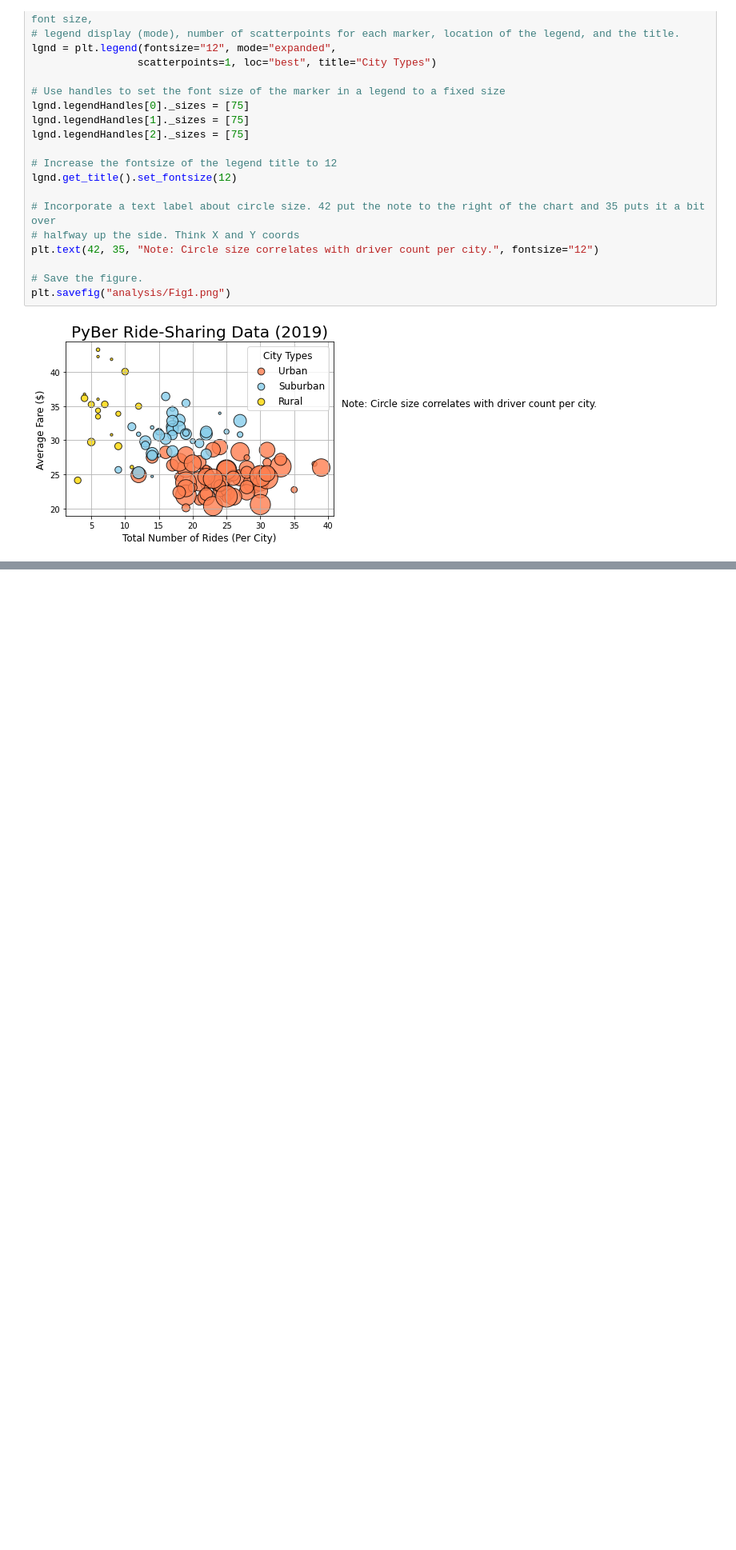
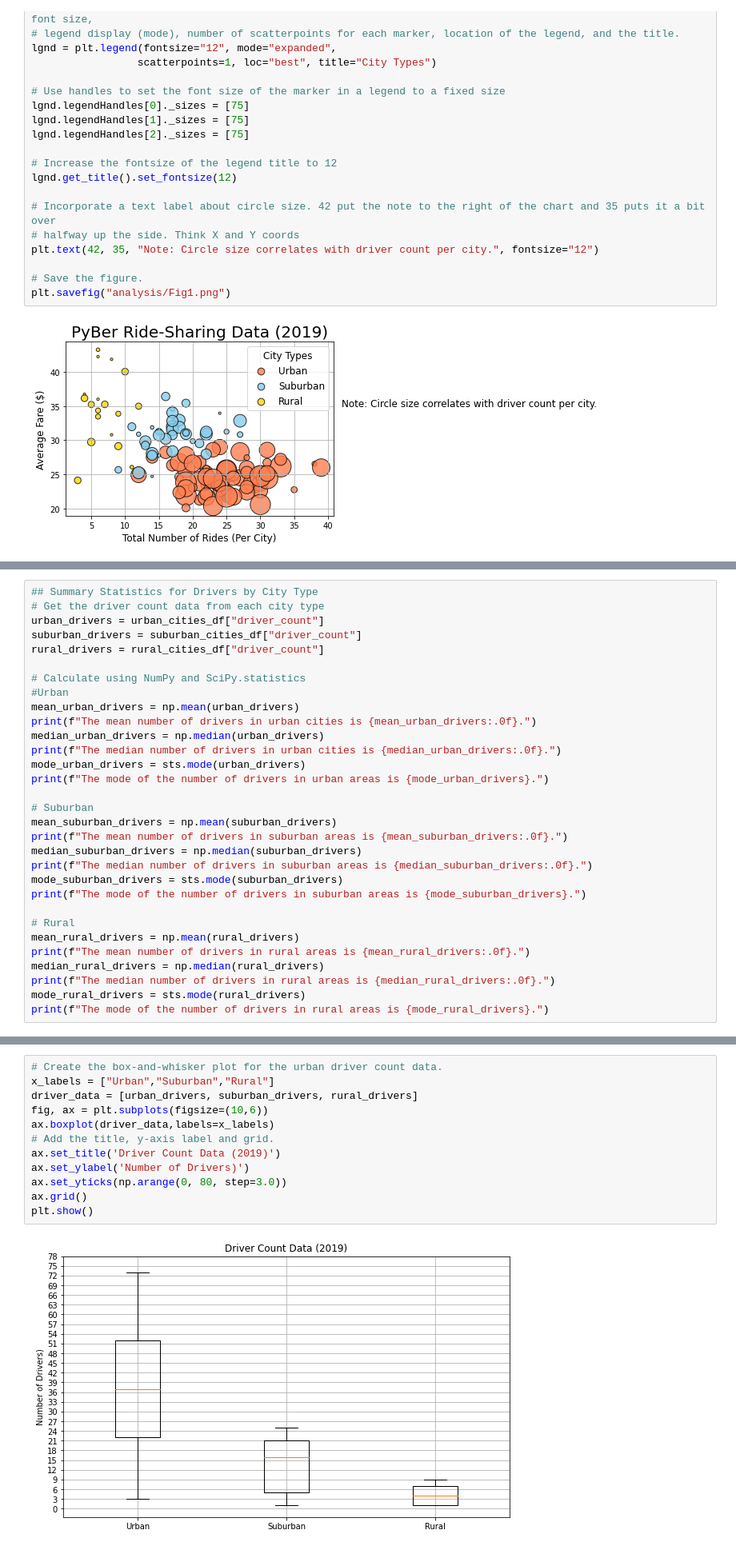
Before and after one commit to soudersmax/PyBer_Analysis, a Jupyter notebook: Pyber.ipynb, the cells around one changed output, grey strips where cells are left out. Shown at 80% size. Drawn from its saved outputs; the diff is of its cells as text; blank space fills up the shorter version.

```diff
--- a/Pyber.ipynb
+++ b/Pyber.ipynb
@@ -116,0 +159,31 @@ plt.savefig("analysis/Fig1.png")
+# %%
+## Summary Statistics for Drivers by City Type
+# Get the driver count data from each city type
+urban_drivers = urban_cities_df["driver_count"]
+suburban_drivers = suburban_cities_df["driver_count"]
+rural_drivers = rural_cities_df["driver_count"]
+
+# Calculate using NumPy and SciPy.statistics
+#Urban
+mean_urban_drivers = np.mean(urban_drivers)
+print(f"The mean number of drivers in urban cities is {mean_urban_drivers:.0f}.")
+median_urban_drivers = np.median(urban_drivers)
+print(f"The median number of drivers in urban cities is {median_urban_drivers:.0f}.")
+mode_urban_drivers = sts.mode(urban_drivers)
+print(f"The mode of the number of drivers in urban areas is {mode_urban_drivers}.")
+
+# Suburban
+mean_suburban_drivers = np.mean(suburban_drivers)
+print(f"The mean number of drivers in suburban areas is {mean_suburban_drivers:.0f}.")
+median_suburban_drivers = np.median(suburban_drivers)
+print(f"The median number of drivers in suburban areas is {median_suburban_drivers:.0f}.")
+mode_suburban_drivers = sts.mode(suburban_drivers)
+print(f"The mode of the number of drivers in suburban areas is {mode_suburban_drivers}.")
+
+# Rural
+mean_rural_drivers = np.mean(rural_drivers)
+print(f"The mean number of drivers in rural areas is {mean_rural_drivers:.0f}.")
+median_rural_drivers = np.median(rural_drivers)
+print(f"The median number of drivers in rural areas is {median_rural_drivers:.0f}.")
+mode_rural_drivers = sts.mode(rural_drivers)
+print(f"The mode of the number of drivers in rural areas is {mode_rural_drivers}.")
@@ -116,0 +279,14 @@ plt.savefig("analysis/Fig1.png")
+# %%
+# Create the box-and-whisker plot for the urban driver count data.
+x_labels = ["Urban","Suburban","Rural"]
+driver_data = [urban_drivers, suburban_drivers, rural_drivers]
+fig, ax = plt.subplots(figsize=(10,6))
+ax.boxplot(driver_data,labels=x_labels)
+# Add the title, y-axis label and grid.
+ax.set_title('Driver Count Data (2019)')
+ax.set_ylabel('Number of Drivers)')
+ax.set_yticks(np.arange(0, 80, step=3.0))
+ax.grid()
+plt.show()
+# %% [output]
+[figure, added]
```
Also changed, not shown: parts of 7 cells of this notebook, 3 other files.
